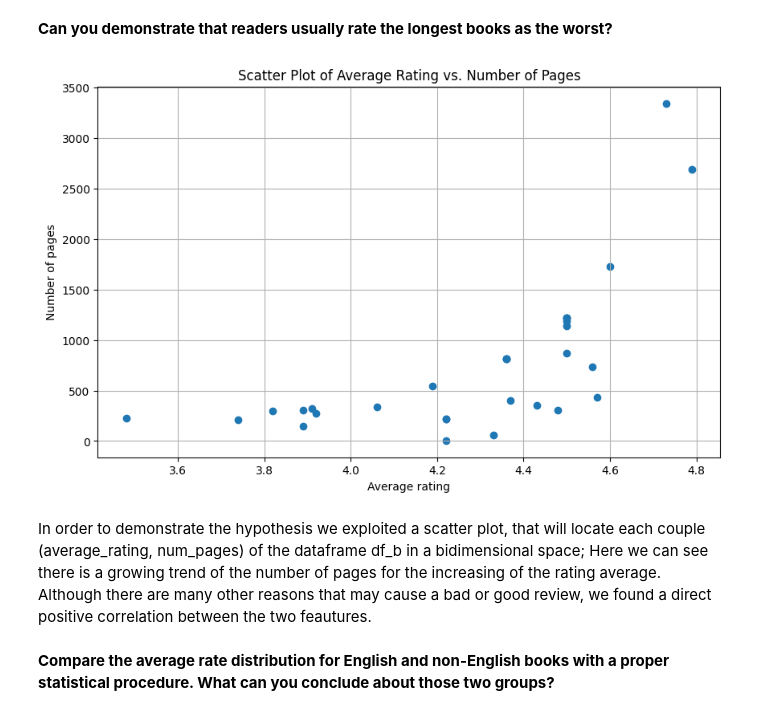
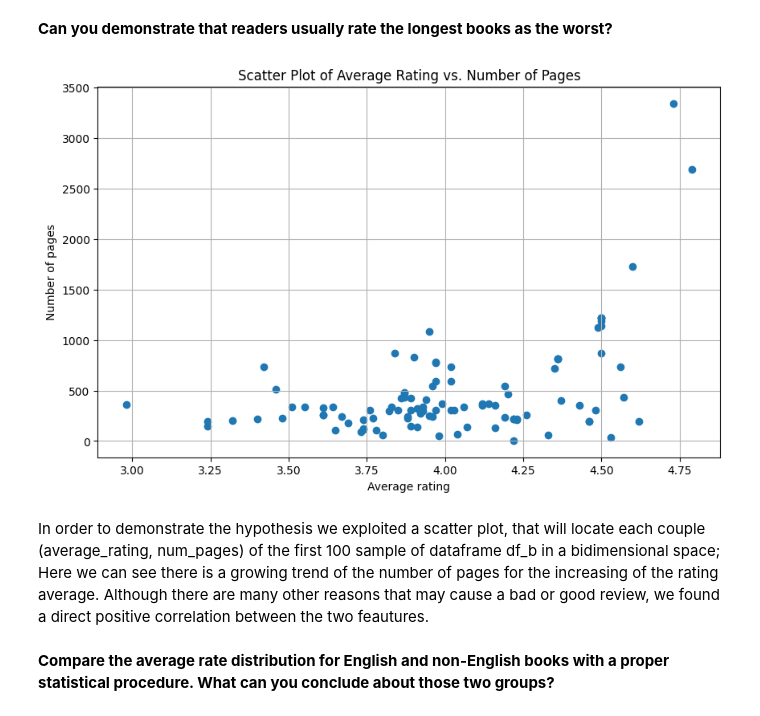
Before and after one commit to Antomei23/ADM-HW2, a Jupyter notebook: mainGroup2.ipynb, the cells around one changed output. Saved outputs shown, nothing was run; the diff lists cells and outputs as text; code cells hidden in the pictures.

```diff
--- a/mainGroup2.ipynb
+++ b/mainGroup2.ipynb
@@ -296,5 +298,5 @@ We want to group the english languages that differs only of the country of origi
 # %%
 words_starting_with_en = df_b[df_b['language'].str.contains(r'\ben', case=False, na=False, regex=True)]['language'].values
 print(set(words_starting_with_en))
-en = []
+en = ['en', 'en-CA', 'en-GB', 'eng', 'en-US', 'en-IN']
 df_b['language'] = df_b['language'].replace( en, 'English') #grouping the different lables for english
@@ -790,16 +749,16 @@ What we can provide, though, are all the shortest books: all the ones that have
 **Can you demonstrate that readers usually rate the longest books as the worst?**
 # %%
 plt.figure(figsize=(10, 6))
-plt.scatter(df_b['average_rating'], df_b['num_pages'])
+plt.scatter(df_b['average_rating'].head(100), df_b['num_pages'].head(100))
 plt.xlabel('Average rating')
 plt.ylabel('Number of pages')
 plt.title('Scatter Plot of Average Rating vs. Number of Pages')
 plt.grid(True)
 plt.show()
 # %% [output]
-[figure, old version]
+[figure, new version]
 # %% [markdown]
-In order to demonstrate the hypothesis we exploited a scatter plot, that will locate each couple (average_rating, num_pages) of the dataframe df_b in a bidimensional space; Here we can see there is a growing trend of the number of pages for the increasing of the rating average.
+In order to demonstrate the hypothesis we exploited a scatter plot, that will locate each couple (average_rating, num_pages) of the first 100 sample of dataframe df_b in a bidimensional space; Here we can see there is a growing trend of the number of pages for the increasing of the rating average.
 Although there are many other reasons that may cause a bad or good review, we found a direct positive correlation between the two feautures.
 # %% [markdown]
 **Compare the average rate distribution for English and non-English books with a proper statistical procedure. What can you conclude about those two groups?**
```
Also changed, not shown: parts of 23 cells of this notebook, 1 other file.
